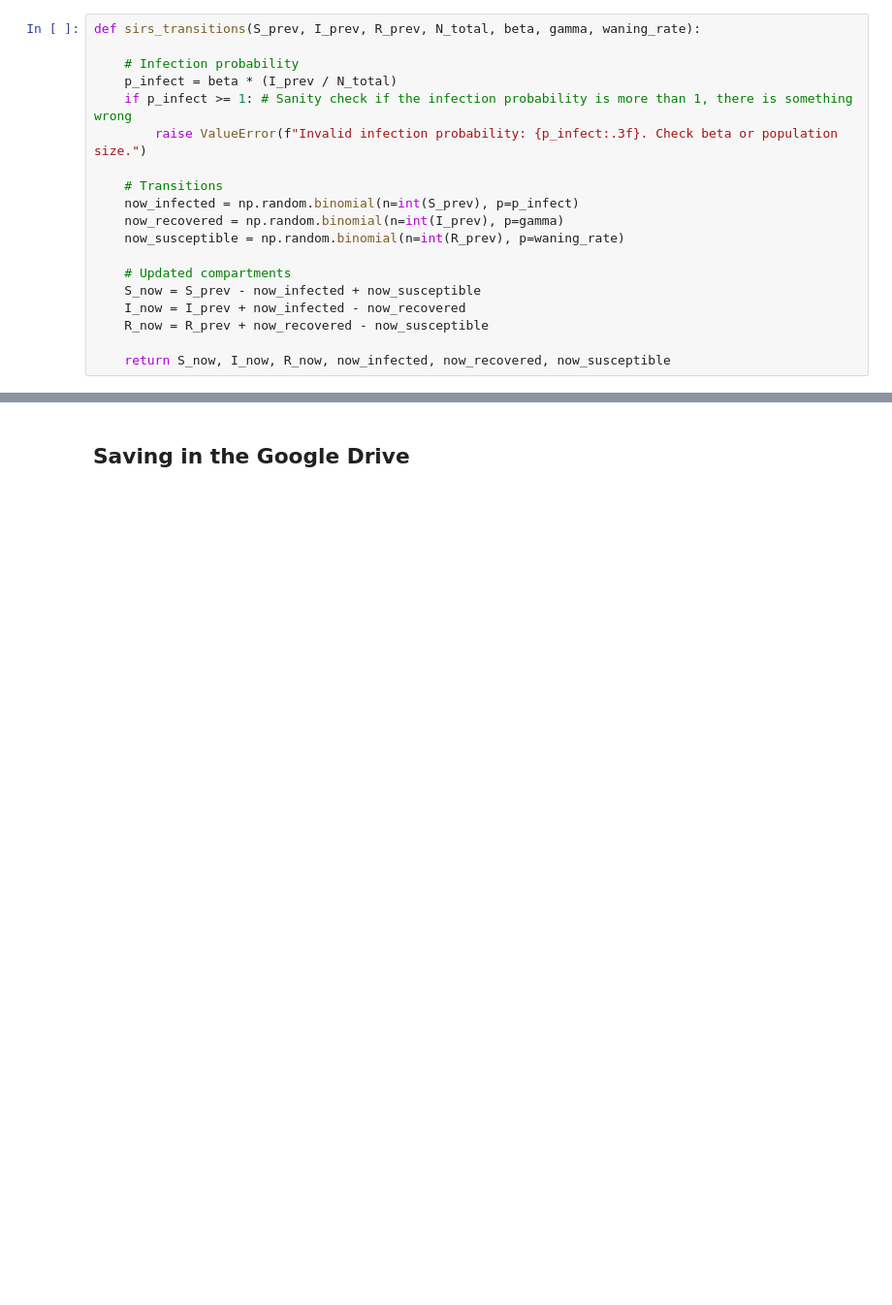
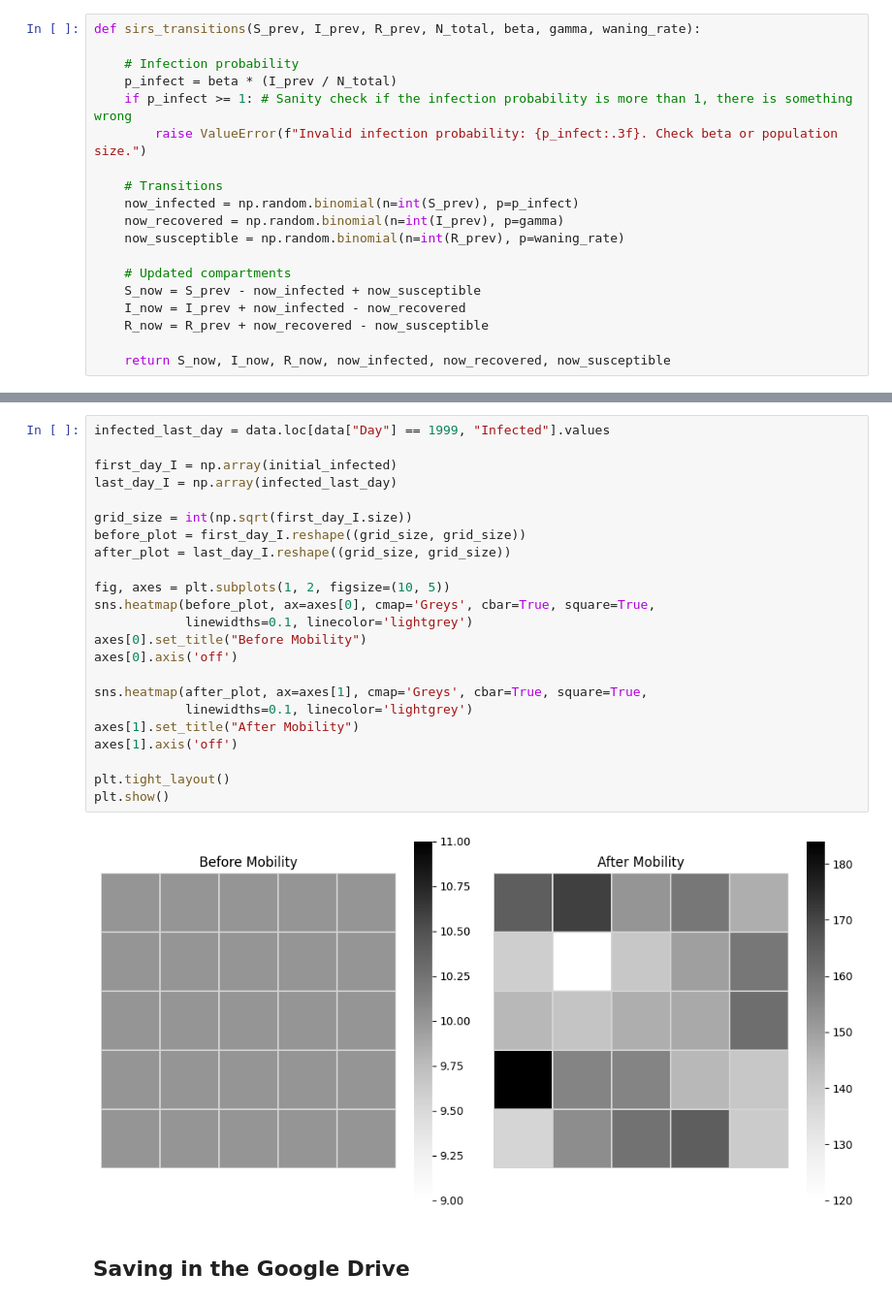
Before and after one commit to SahputraS/Outbreak-Simulation-and-Detection-Testing, a Jupyter notebook: SIRS_Metapopulation_With_Reporting.ipynb, the cells around one changed output, grey strips where cells are left out. Shown at 97% size. Saved outputs shown, nothing was run; the diff lists cells and outputs as text; blank space fills up the shorter version.

```diff
--- a/SIRS_Metapopulation_With_Reporting.ipynb
+++ b/SIRS_Metapopulation_With_Reporting.ipynb
@@ -333,3 +349,28 @@ plt.show()
+# %%
+infected_last_day = data.loc[data["Day"] == 1999, "Infected"].values
+
+first_day_I = np.array(initial_infected)
+last_day_I = np.array(infected_last_day)
+
+grid_size = int(np.sqrt(first_day_I.size))
+before_plot = first_day_I.reshape((grid_size, grid_size))
+after_plot = last_day_I.reshape((grid_size, grid_size))
+
+fig, axes = plt.subplots(1, 2, figsize=(10, 5))
+sns.heatmap(before_plot, ax=axes[0], cmap='Greys', cbar=True, square=True,
+            linewidths=0.1, linecolor='lightgrey')
+axes[0].set_title("Before Mobility")
+axes[0].axis('off')
+
+sns.heatmap(after_plot, ax=axes[1], cmap='Greys', cbar=True, square=True,
+            linewidths=0.1, linecolor='lightgrey')
+axes[1].set_title("After Mobility")
+axes[1].axis('off')
+
+plt.tight_layout()
+plt.show()
+# %% [output]
+[figure, added]
 # %% [markdown]
 ## Saving in the Google Drive
 # %%
```
Also changed, not shown: parts of 4 cells of this notebook.
